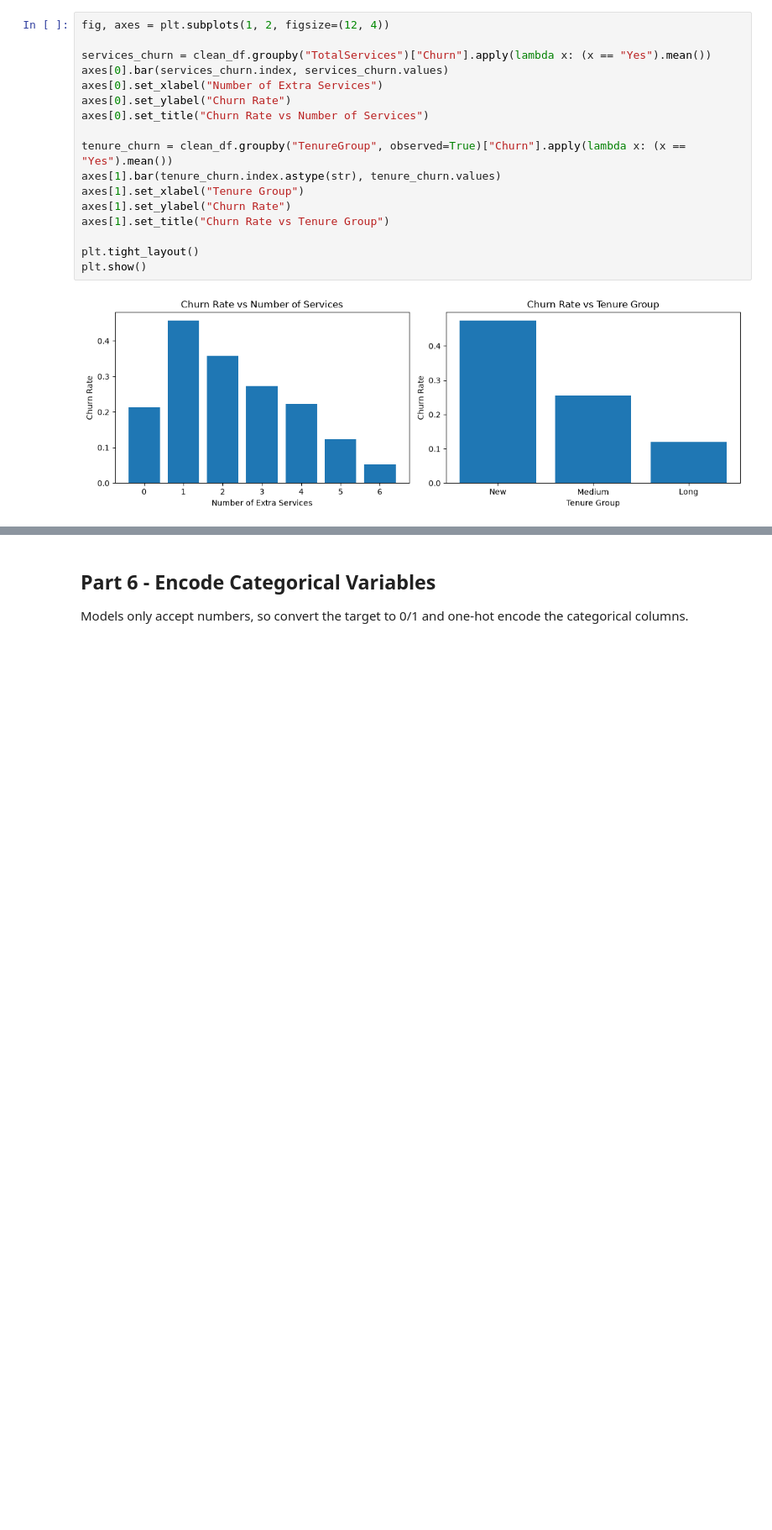
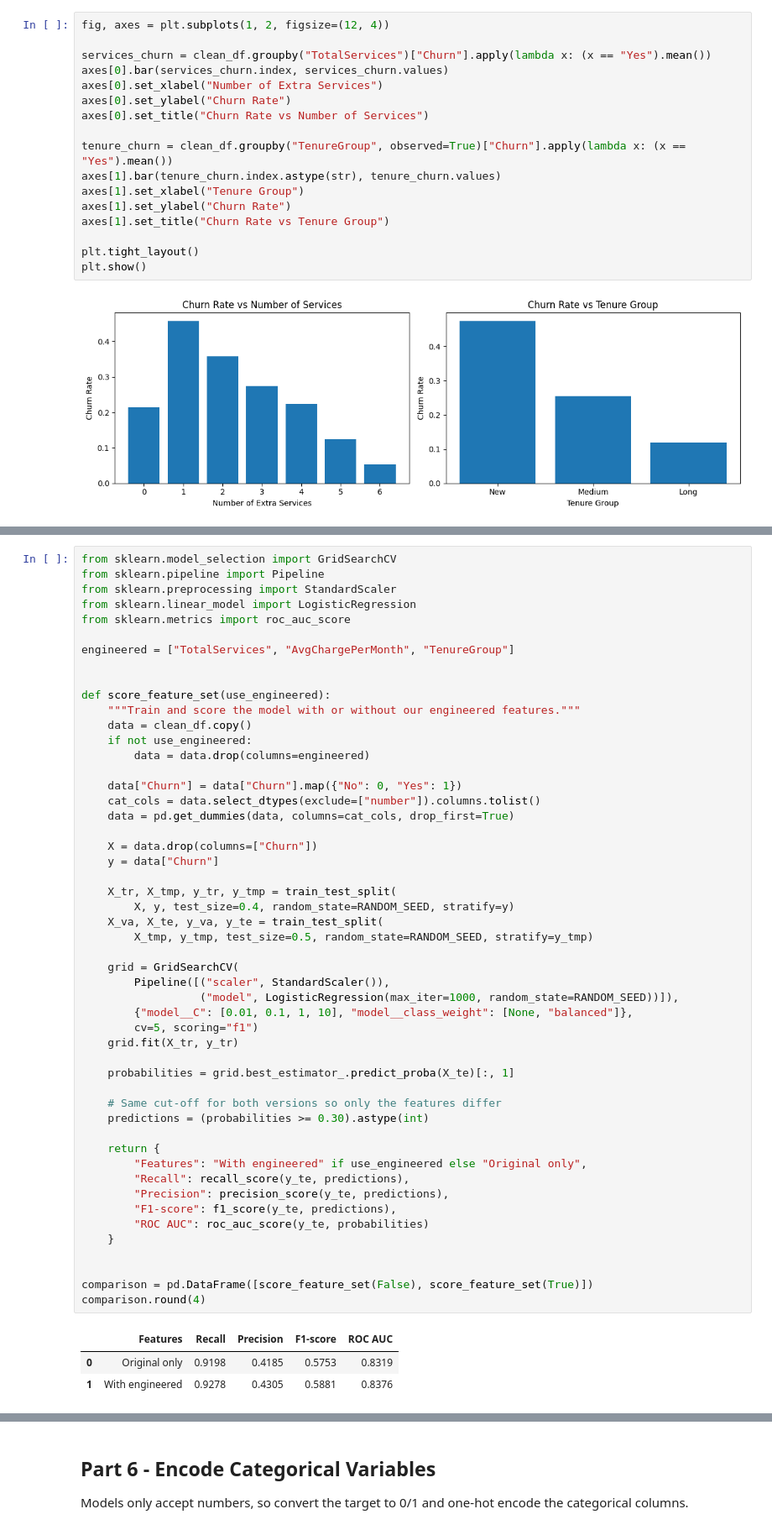
Before and after one commit to MarkY-0/mlai-mini-project, a Jupyter notebook: notebooks/churn_prediction.ipynb, the cells around one changed output, grey strips where cells are left out. Shown at 84% size. Drawn from its saved outputs; the diff is of its cells as text; blank space fills up the shorter version.

Commit message:
Add feature engineering A/B test to Part 5, log reproducibility catch

```diff
--- a/notebooks/churn_prediction.ipynb
+++ b/notebooks/churn_prediction.ipynb
@@ -277,0 +291,55 @@ plt.show()
+# %%
+from sklearn.model_selection import GridSearchCV
+from sklearn.pipeline import Pipeline
+from sklearn.preprocessing import StandardScaler
+from sklearn.linear_model import LogisticRegression
+from sklearn.metrics import roc_auc_score
+
+engineered = ["TotalServices", "AvgChargePerMonth", "TenureGroup"]
+
+
+def score_feature_set(use_engineered):
+    """Train and score the model with or without our engineered features."""
+    data = clean_df.copy()
+    if not use_engineered:
+        data = data.drop(columns=engineered)
+
+    data["Churn"] = data["Churn"].map({"No": 0, "Yes": 1})
+    cat_cols = data.select_dtypes(exclude=["number"]).columns.tolist()
+    data = pd.get_dummies(data, columns=cat_cols, drop_first=True)
+
+    X = data.drop(columns=["Churn"])
+    y = data["Churn"]
+
+    X_tr, X_tmp, y_tr, y_tmp = train_test_split(
+        X, y, test_size=0.4, random_state=RANDOM_SEED, stratify=y)
+    X_va, X_te, y_va, y_te = train_test_split(
+        X_tmp, y_tmp, test_size=0.5, random_state=RANDOM_SEED, stratify=y_tmp)
+
+    grid = GridSearchCV(
+        Pipeline([("scaler", StandardScaler()),
+                  ("model", LogisticRegression(max_iter=1000, random_state=RANDOM_SEED))]),
+        {"model__C": [0.01, 0.1, 1, 10], "model__class_weight": [None, "balanced"]},
+        cv=5, scoring="f1")
+    grid.fit(X_tr, y_tr)
+
+    probabilities = grid.best_estimator_.predict_proba(X_te)[:, 1]
+
+    # Same cut-off for both versions so only the features differ
+    predictions = (probabilities >= 0.30).astype(int)
+
+    return {
+        "Features": "With engineered" if use_engineered else "Original only",
+        "Recall": recall_score(y_te, predictions),
+        "Precision": precision_score(y_te, predictions),
+        "F1-score": f1_score(y_te, predictions),
+        "ROC AUC": roc_auc_score(y_te, probabilities)
+    }
+
+
+comparison = pd.DataFrame([score_feature_set(False), score_feature_set(True)])
+comparison.round(4)
+# %% [output]
+|  | Features | Recall | Precision | F1-score | ROC AUC |
+| 0 | Original only | 0.9198 | 0.4185 | 0.5753 | 0.8319 |
+| 1 | With engineered | 0.9278 | 0.4305 | 0.5881 | 0.8376 |
```
Also changed, not shown: parts of 13 cells of this notebook, 4 other files.
